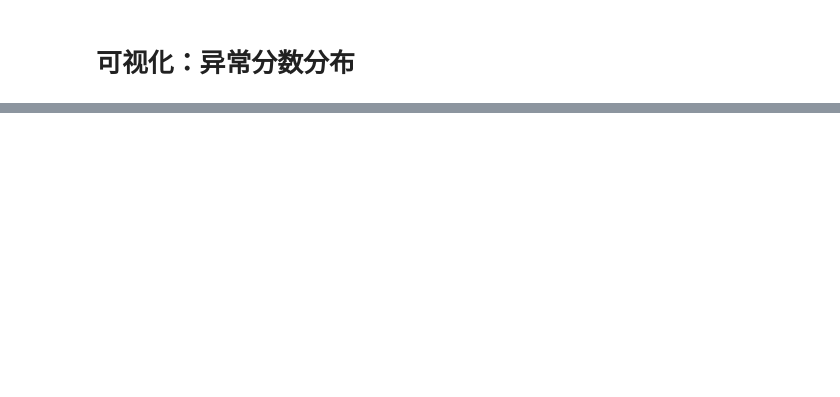
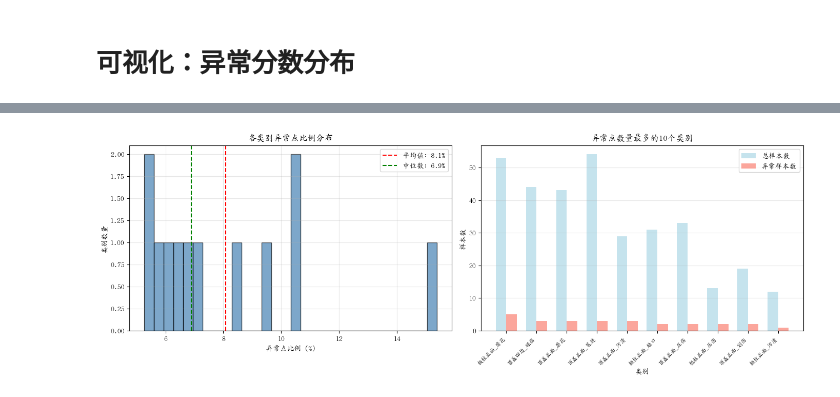
Before and after one commit to smile-care/EmbeddingModel, a Jupyter notebook: scripts/outlier_detection_analysis.ipynb, the cells around one changed output, grey strips where cells are left out. Saved outputs shown, nothing was run; the diff lists cells and outputs as text; code cells hidden in the pictures; blank space fills up the shorter version.

Commit message:
gradio analysis

```diff
--- a/scripts/outlier_detection_analysis.ipynb
+++ b/scripts/outlier_detection_analysis.ipynb
@@ -520,0 +802,81 @@ plt.show()
+# %%
+# 统计分析：异常点数量分布
+print("=" * 80)
+print("异常点统计分析")
+print("=" * 80)
+
+# 1. 按类别统计
+print("\n1. 各类别异常点比例分布")
+outlier_ratios = []
+for label, count in label_outlier_counts.items():
+    total = len(label_to_indices[label])
+    ratio = count / total
+    outlier_ratios.append(ratio)
+
+outlier_ratios = np.array(outlier_ratios)
+print(f"   平均异常比例: {np.mean(outlier_ratios)*100:.2f}%")
+print(f"   中位数异常比例: {np.median(outlier_ratios)*100:.2f}%")
+print(f"   最小异常比例: {np.min(outlier_ratios)*100:.2f}%")
+print(f"   最大异常比例: {np.max(outlier_ratios)*100:.2f}%")
+
+# 2. 可疑样本统计
+print(f"\n2. 可能标注错误的样本")
+print(f"   高相似度样本数 (>={HIGH_SIMILARITY_THRESHOLD}): {len(suspicious_samples)}")
+if len(suspicious_samples) > 0:
+    avg_sim = np.mean([s['similarity_to_suggested'] for s in suspicious_samples])
+    print(f"   平均相似度: {avg_sim:.4f}")
+
+# 3. 异常点迁移方向分析
+print(f"\n3. 异常点最常混淆的类别对")
+confusion_pairs = {}
+for item in outlier_analysis:
+    if len(item['most_similar_labels']) > 0:
+        current_label = item['label']
+        suggested_label = item['most_similar_labels'][0][0]
+        pair = (current_label, suggested_label)
+        confusion_pairs[pair] = confusion_pairs.get(pair, 0) + 1
+
+# 按混淆次数排序
+sorted_pairs = sorted(confusion_pairs.items(), key=lambda x: x[1], reverse=True)
+print("   Top 10 混淆类别对:")
+for i, ((label1, label2), count) in enumerate(sorted_pairs[:10], 1):
+    print(f"   {i:2d}. {label1} → {label2}: {count} 次")
+
+print("\n" + "=" * 80)
+
+# 可视化异常点比例分布
+fig, axes = plt.subplots(1, 2, figsize=(14, 5))
+
+# 左图: 异常点比例分布直方图
+axes[0].hist(outlier_ratios * 100, bins=30, alpha=0.7, edgecolor='black', color='steelblue')
+axes[0].axvline(np.mean(outlier_ratios) * 100, color='r', linestyle='--', label=f'平均值: {np.mean(outlier_ratios)*100:.1f}%')
+axes[0].axvline(np.median(outlier_ratios) * 100, color='g', linestyle='--', label=f'中位数: {np.median(outlier_ratios)*100:.1f}%')
+axes[0].set_xlabel('异常点比例 (%)')
+axes[0].set_ylabel('类别数量')
+axes[0].set_title('各类别异常点比例分布')
+axes[0].legend()
+axes[0].grid(True, alpha=0.3)
+
+# 右图: 异常点数量最多的类别
+top_10_labels = [label for label, _ in sorted_counts[:10]]
+top_10_counts = [count for _, count in sorted_counts[:10]]
+top_10_totals = [len(label_to_indices[label]) for label in top_10_labels]
+
+x = np.arange(len(top_10_labels))
+width = 0.35
+
+bars1 = axes[1].bar(x - width/2, top_10_totals, width, label='总样本数', alpha=0.7, color='lightblue')
+bars2 = axes[1].bar(x + width/2, top_10_counts, width, label='异常样本数', alpha=0.7, color='salmon')
+
+axes[1].set_xlabel('类别')
+axes[1].set_ylabel('样本数')
+axes[1].set_title('异常点数量最多的10个类别')
+axes[1].set_xticks(x)
+axes[1].set_xticklabels([label[:15] + '...' if len(label) > 15 else label for label in top_10_labels],
+                         rotation=45, ha='right', fontsize=8)
+axes[1].legend()
+axes[1].grid(True, alpha=0.3, axis='y')
+
+plt.tight_layout()
+plt.show()
+# %% [output]
@@ -520,0 +900 @@ plt.show()
+[figure, added]
```
Also changed, not shown: parts of 20 cells of this notebook, 8 other files.
